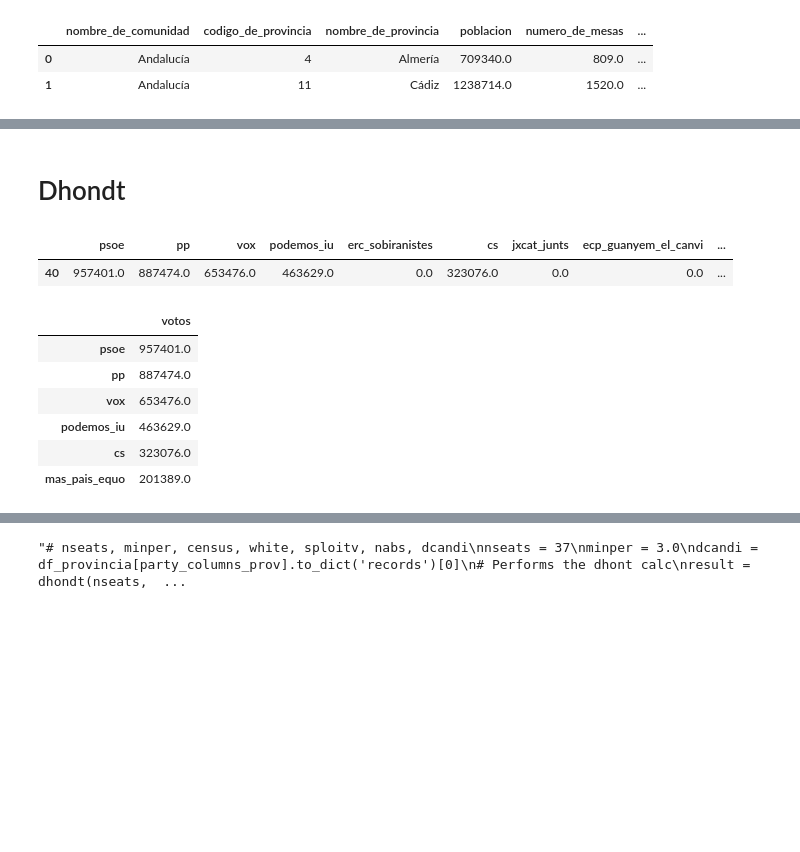
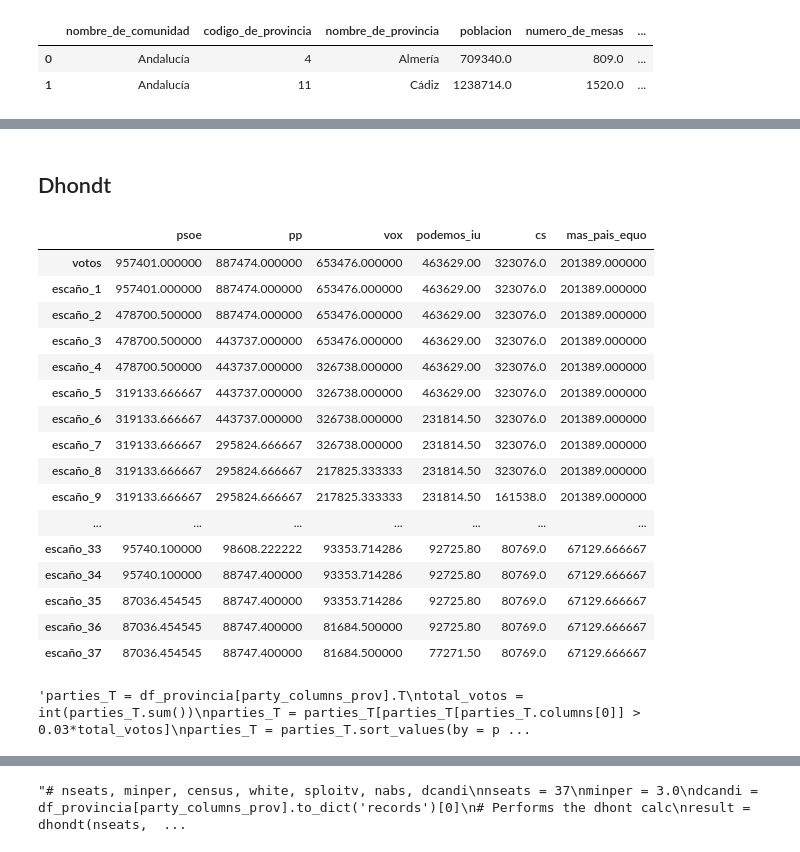
Before and after one commit to Morante-tech/PoliticAI, a Jupyter notebook: privado-articulos/notebooks/region_influyente.ipynb, the cells around one changed output, grey strips where cells are left out. Cells and saved outputs as stored; diff of their text form; code cells hidden in the pictures; blank space fills up the shorter version.

```diff
--- a/privado-articulos/notebooks/region_influyente.ipynb
+++ b/privado-articulos/notebooks/region_influyente.ipynb
@@ -67,4 +66,25 @@ def limpiar_elecciones_provincia(df):
     party_columns_prov = [x for x in df.columns if x not in key_prov_columns]
 
     return df, party_columns_prov
+
+def calculate_dhondt(df_row_votes, party_columns, n_seats, min_per=0.03):
+    # matriz base
+    parties_T = df_row_votes[party_columns].T
+    total_votos = int(parties_T.sum())
+    parties_T = parties_T[parties_T[parties_T.columns[0]] > 0.03*total_votos]
+    parties_T = parties_T.sort_values(by = parties_T.columns[0], ascending=False)
+    parties_T = parties_T.rename(columns={parties_T.columns[0]:"votos"})
+    #escaños acumulados
+    current_votes = parties_T.copy()
+    current_votes["acumulado"] = 1
+    current_votes = current_votes.drop(columns =["votos"])
+    #calculo
+    for idx in range(1,38):
+        parties_T[f'escaño_{idx}'] = parties_T["votos"] / current_votes["acumulado"]
+        max_col = parties_T[f'escaño_{idx}'].idxmax()
+        #print(f"escaño {idx}: ", max_col)
+        current_votes.loc[current_votes.index == max_col,"acumulado"] += 1
+    current_votes["acumulado"] = current_votes["acumulado"] -1
+
+    return parties_T.T, current_votes
 # %% [markdown]
@@ -93,0 +116,3 @@ df_provincia.head(2)
+# %%
+df_escanios = pd.read_excel(ESCANIOS_PATH)
+df_escanios.head()
@@ -94,24 +126,37 @@ df_provincia.head(2)
 # %% [markdown]
-# Dhondt
+## Dhondt
-# %%
-df_provincia = df_provincia[df_provincia.codigo_de_provincia == CODIGO_COMUNIDAD]
-df_provincia[party_columns_prov]
-# %% [output]
-|  | psoe | pp | vox | podemos_iu | erc_sobiranistes | cs | jxcat_junts | ecp_guanyem_el_canvi | ... |
-| 40 | 957401.0 | 887474.0 | 653476.0 | 463629.0 | 0.0 | 323076.0 | 0.0 | 0.0 | ... |
+# %%
+for index, row in df_escanios.iterrows():
+    df_provincia_row = df_provincia[df_provincia.codigo_de_provincia == row["codigo_de_provincia"]]
+    tabla_dhondt, escanios = calculate_dhondt(df_row_votes=df_provincia_row,
+                                              party_columns=party_columns_prov, n_seats=row["escaños"])
+# %%
+tabla_dhondt
+# %% [output]
+|  | psoe | pp | vox | podemos_iu | cs | mas_pais_equo |
+| votos | 957401.000000 | 887474.000000 | 653476.000000 | 463629.00 | 323076.0 | 201389.000000 |
+| escaño_1 | 957401.000000 | 887474.000000 | 653476.000000 | 463629.00 | 323076.0 | 201389.000000 |
+| escaño_2 | 478700.500000 | 887474.000000 | 653476.000000 | 463629.00 | 323076.0 | 201389.000000 |
+| escaño_3 | 478700.500000 | 443737.000000 | 653476.000000 | 463629.00 | 323076.0 | 201389.000000 |
+| escaño_4 | 478700.500000 | 443737.000000 | 326738.000000 | 463629.00 | 323076.0 | 201389.000000 |
+| escaño_5 | 319133.666667 | 443737.000000 | 326738.000000 | 463629.00 | 323076.0 | 201389.000000 |
+| escaño_6 | 319133.666667 | 443737.000000 | 326738.000000 | 231814.50 | 323076.0 | 201389.000000 |
+| escaño_7 | 319133.666667 | 295824.666667 | 326738.000000 | 231814.50 | 323076.0 | 201389.000000 |
+| escaño_8 | 319133.666667 | 295824.666667 | 217825.333333 | 231814.50 | 323076.0 | 201389.000000 |
+| escaño_9 | 319133.666667 | 295824.666667 | 217825.333333 | 231814.50 | 161538.0 | 201389.000000 |
+| ... | ... | ... | ... | ... | ... | ... |
+| escaño_33 | 95740.100000 | 98608.222222 | 93353.714286 | 92725.80 | 80769.0 | 67129.666667 |
+| escaño_34 | 95740.100000 | 88747.400000 | 93353.714286 | 92725.80 | 80769.0 | 67129.666667 |
+| escaño_35 | 87036.454545 | 88747.400000 | 93353.714286 | 92725.80 | 80769.0 | 67129.666667 |
+| escaño_36 | 87036.454545 | 88747.400000 | 81684.500000 | 92725.80 | 80769.0 | 67129.666667 |
+| escaño_37 | 87036.454545 | 88747.400000 | 81684.500000 | 77271.50 | 80769.0 | 67129.666667 |
 # %%
-parties_T = df_provincia[party_columns_prov].T
+"""parties_T = df_provincia[party_columns_prov].T
 total_votos = int(parties_T.sum())
 parties_T = parties_T[parties_T[parties_T.columns[0]] > 0.03*total_votos]
 parties_T = parties_T.sort_values(by = parties_T.columns[0], ascending=False)
 parties_T = parties_T.rename(columns={parties_T.columns[0]:"votos"})
-parties_T
+parties_T"""
 # %% [output]
-|  | votos |
-| psoe | 957401.0 |
-| pp | 887474.0 |
-| vox | 653476.0 |
-| podemos_iu | 463629.0 |
-| cs | 323076.0 |
-| mas_pais_equo | 201389.0 |
+'parties_T = df_provincia[party_columns_prov].T\ntotal_votos = int(parties_T.sum())\nparties_T = parties_T[parties_T[parties_T.columns[0]] > 0.03*total_votos]\nparties_T = parties_T.sort_values(by = p ...
 # %%
```
Also changed, not shown: parts of 9 cells of this notebook.
